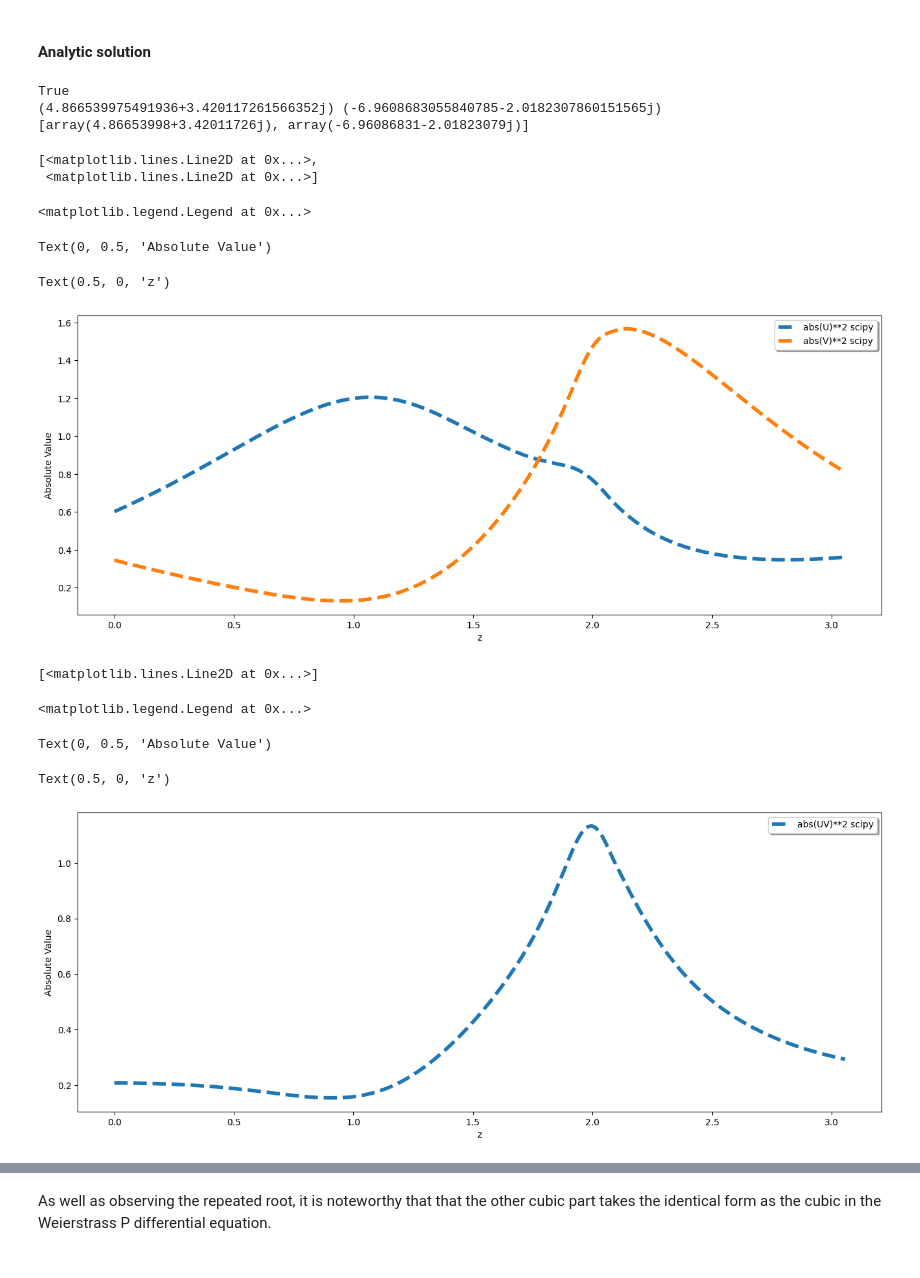
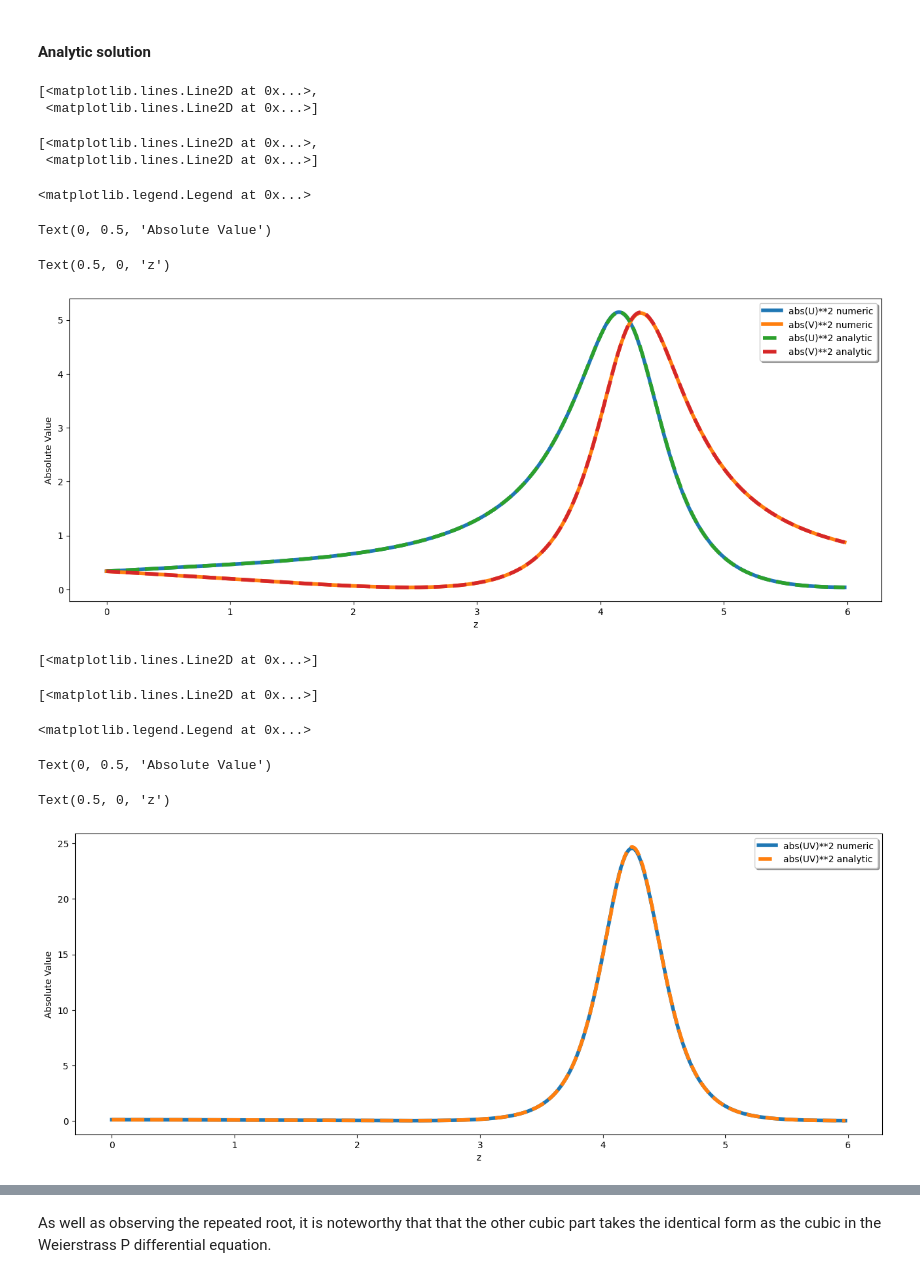
Before and after one commit to HeskethGD/Elliptic-Functions, a Jupyter notebook: Fifth order Dixon functions as Kronecker theta functions derived from the Frobenius-Stickelberger determinant.ipynb, the cells around one changed output, grey strips where cells are left out. Cells and saved outputs as stored; diff of their text form; code cells hidden in the pictures.

Commit message:
numeric solution vs analytic

```diff
--- a/Fifth order Dixon functions as Kronecker theta functions derived from the Frobenius-Stickelberger determinant.ipynb
+++ b/Fifth order Dixon functions as Kronecker theta functions derived from the Frobenius-Stickelberger determinant.ipynb
@@ -2028,13 +2042,13 @@ def kron_weierstrass_sigma(_z0, _lattice_point, _omegas, conj=False):
     if not conj:
         return lambda z: (
             we.wsigma(-2*_lattice_point/5 + z - _z0, _omegas) *
-#             mpexp( 2 * we.wzeta(_lattice_point, _omegas) / 5 * (z - _z0) ) /
+            mpexp( 2 * we.wzeta(_lattice_point, _omegas) / 5 * (z - _z0) ) /
             ( we.wsigma(2*_lattice_point/5, _omegas) * we.wsigma(z - _z0, _omegas) )
         )
 
     return lambda z: (
         we.wsigma(2*_lattice_point/5 + z - _z0, _omegas) *
-#         mpexp( - 2 * we.wzeta(_lattice_point, _omegas) / 5 * (z - _z0) ) /
+        mpexp( - 2 * we.wzeta(_lattice_point, _omegas) / 5 * (z - _z0) ) /
         ( we.wsigma(2*_lattice_point/5, _omegas) * we.wsigma(z - _z0, _omegas) )
     )
 # %% [markdown]
@@ -2115,22 +2165,0 @@ $\displaystyle \operatorname{pwp}{\left(\frac{2 {\psi}_{n,m}}{5},g_{2},g_{3} \ri
-# %%
-# Setup z array to evaluate over based on multiple periods (multiples of 2*omega1)
-show_n_periods = 0.5
-z_end = abs(show_n_periods * 2 * omega1_)
-n_points_z = 200
-z_eval = linspace(0, z_end, n_points_z)
-z0val_ = (random() - 0.5) + (random() - 0.5)*1j
-
-# initial conditions (initial values)
-U_V_0 = [
-    mpc_to_float_np(np_vectorize(
-        kron_weierstrass_sigma(z0val_, psi_nm_val_, omegas, conj=False)
-    )(0)),
-    mpc_to_float_np(np_vectorize(
-        kron_weierstrass_sigma(z0val_, psi_nm_val_, omegas, conj=True)
-    )(0))
-]
-# print(abs(U_V_0[0])**2, abs(U_V_0[1])**2)
-
-# Calculate values for intermediate constants in terms of initial conditions
-U_V_init_subs = [(U(z), U_V_0[0]), (V(z), U_V_0[1])]
-U_V_0_init_subs = [(x[0].subs(z,0), x[1]) for x in U_V_init_subs]
@@ -2217,40 +2267,35 @@ kron_sol_mpmath = arraynp([
         kron_weierstrass_sigma(z0val_, psi_nm_val_, omegas, conj=True)
     )(z_eval))
 ])
-# %%
-print(abs(kron_sol_mpmath[0][0]*kron_sol_mpmath[1][0]) - abs(A_sol_scipy[0][0]*A_sol_scipy[1][0]) == 0)
-print(kron_sol_mpmath[0][0], kron_sol_mpmath[1][0])
-print(U_V_0)
-# %% [output]
-True
-(4.866539975491936+3.420117261566352j) (-6.9608683055840785-2.0182307860151565j)
-[array(4.86653998+3.42011726j), array(-6.96086831-2.01823079j)]
 # %%
 fig = plt.figure(figsize=(16, 6))
-# plt.plot(z_eval, absolute(u_v_sol_mpmath.T)**2, linestyle="solid", linewidth=4)
 __y_vals__ = absolute(A_sol_scipy.T)**2
-plt.plot(z_eval[0: len(__y_vals__)], __y_vals__, linestyle="dashed", linewidth=4)
-plt.legend(['abs(U)**2 scipy', 'abs(V)**2 scipy'], shadow=True)
+plt.plot(z_eval[0: len(__y_vals__)], __y_vals__, linestyle="solid", linewidth=4)
+plt.plot(z_eval, square(absolute(kron_sol_mpmath.T)), linestyle="dashed", linewidth=4)
+plt.legend(['abs(U)**2 numeric', 'abs(V)**2 numeric', 'abs(U)**2 analytic', 'abs(V)**2 analytic'], shadow=True)
 plt.ylabel('Absolute Value')
 plt.xlabel('z')
 plt.show()
 
 fig = plt.figure(figsize=(16, 6))
-# plt.plot(z_eval, absolute(u_v_sol_mpmath.T)**2, linestyle="solid", linewidth=4)
-plt.plot(z_eval[0: len(__y_vals__)], abs(A_sol_scipy[0] * A_sol_scipy[1])**2, linestyle="dashed", linewidth=4)
-plt.legend(['abs(UV)**2 scipy'], shadow=True)
+plt.plot(z_eval[0: len(__y_vals__)], abs(A_sol_scipy[0] * A_sol_scipy[1])**2, linestyle="solid", linewidth=4)
+plt.plot(z_eval, absolute(kron_sol_mpmath[0]*kron_sol_mpmath[1])**2, linestyle="dashed", linewidth=4)
+plt.legend(['abs(UV)**2 numeric', 'abs(UV)**2 analytic'], shadow=True)
 plt.ylabel('Absolute Value')
 plt.xlabel('z')
 plt.show()
 # %% [output]
 [<matplotlib.lines.Line2D at 0x...>,
  <matplotlib.lines.Line2D at 0x...>]
-<matplotlib.legend.Legend at 0x...>
+[<matplotlib.lines.Line2D at 0x...>,
+ <matplotlib.lines.Line2D at 0x...>]
-Text(0, 0.5, 'Absolute Value')
+<matplotlib.legend.Legend at 0x...>
-Text(0.5, 0, 'z')
+Text(0, 0.5, 'Absolute Value')
+Text(0.5, 0, 'z')
-[figure, old version]
+[figure, new version]
-[<matplotlib.lines.Line2D at 0x...>]
-<matplotlib.legend.Legend at 0x...>
+[<matplotlib.lines.Line2D at 0x...>]
-Text(0, 0.5, 'Absolute Value')
+[<matplotlib.lines.Line2D at 0x...>]
-Text(0.5, 0, 'z')
+<matplotlib.legend.Legend at 0x...>
+Text(0, 0.5, 'Absolute Value')
+Text(0.5, 0, 'z')
-[figure, old version]
+[figure, new version]
```
Also changed, not shown: parts of 32 cells of this notebook.
